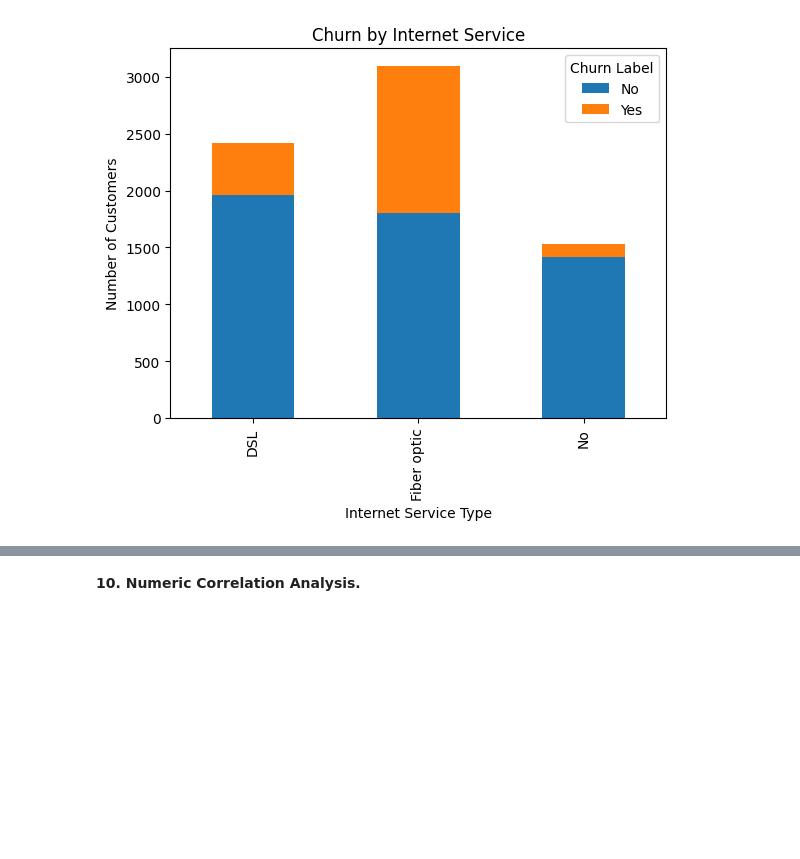
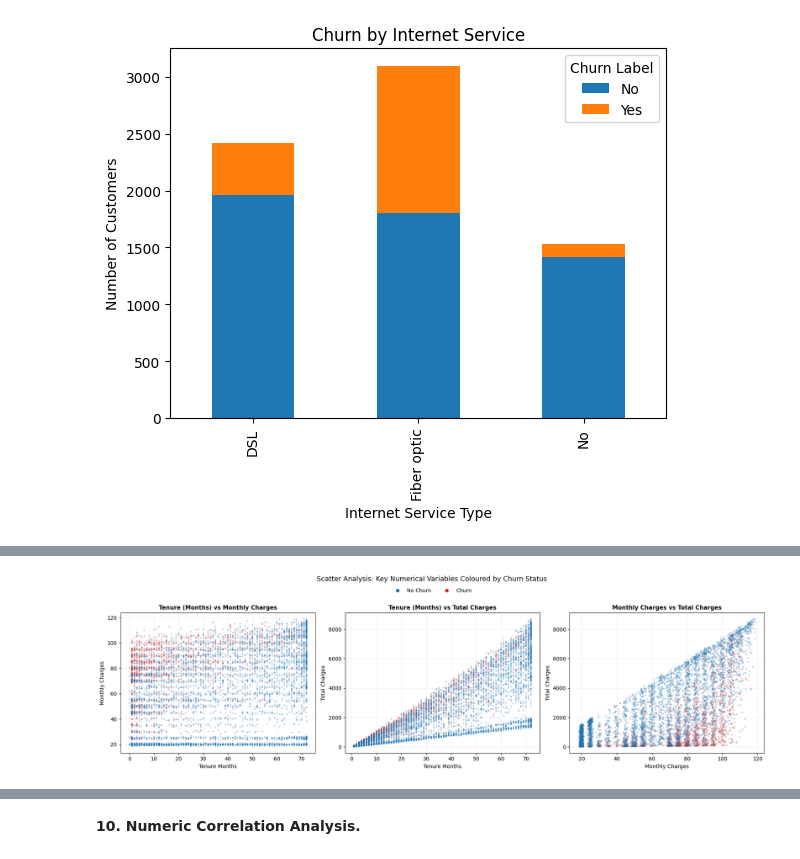
Before and after one commit to kaelmaliqc/UCFMM---Telecom-Customer-Churn-Intelligence-, a Jupyter notebook: Notebooks/Full_Final_Project.ipynb, the cells around one changed output, grey strips where cells are left out. Drawn from its saved outputs; the diff is of its cells as text; code cells hidden in the pictures; blank space fills up the shorter version.

```diff
--- a/Notebooks/Full_Final_Project.ipynb
+++ b/Notebooks/Full_Final_Project.ipynb
@@ -204,0 +233,42 @@ Fibre optic internet customers churn at a higher rate than DSL or no-internet cu
+# %%
+fig, axes = plt.subplots(1, 3, figsize=(18, 5))
+
+# Define churn colours — red for churned, blue for stayed
+# Using the already-encoded Churn Label (0 = No, 1 = Yes)
+churn_col = df['Churn Label'].map({'No': '#1f77b4', 'Yes': '#d62728'})
+
+scatter_pairs = [
+    ('Tenure Months',   'Monthly Charges', 'Tenure (Months) vs Monthly Charges'),
+    ('Tenure Months',   'Total Charges',   'Tenure (Months) vs Total Charges'),
+    ('Monthly Charges', 'Total Charges',   'Monthly Charges vs Total Charges'),
+]
+
+for ax, (x_col, y_col, title) in zip(axes, scatter_pairs):
+    ax.scatter(
+        df[x_col], df[y_col],
+        c=churn_col,
+        alpha=0.3,       # transparency reveals density in overlapping regions
+        s=10,            # small point size keeps dense areas readable
+        edgecolors='none'
+    )
+    ax.set_title(title, fontsize=11, fontweight='bold')
+    ax.set_xlabel(x_col, fontsize=10)
+    ax.set_ylabel(y_col, fontsize=10)
+    ax.grid(alpha=0.2)
+
+# Shared legend
+from matplotlib.lines import Line2D
+legend_elements = [
+    Line2D([0], [0], marker='o', color='w', markerfacecolor='#1f77b4', markersize=8, label='No Churn'),
+    Line2D([0], [0], marker='o', color='w', markerfacecolor='#d62728', markersize=8, label='Churn'),
+]
+fig.legend(handles=legend_elements, loc='upper center', ncol=2,
+           bbox_to_anchor=(0.5, 1.02), fontsize=10, frameon=False)
+
+plt.suptitle('Scatter Analysis: Key Numerical Variables Coloured by Churn Status',
+             fontsize=13, y=1.06)
+plt.tight_layout()
+plt.savefig('scatter_churn.png', dpi=150, bbox_inches='tight')
+plt.show()
+# %% [output]
+[figure, added]
```
Also changed, not shown: parts of 26 cells of this notebook.
